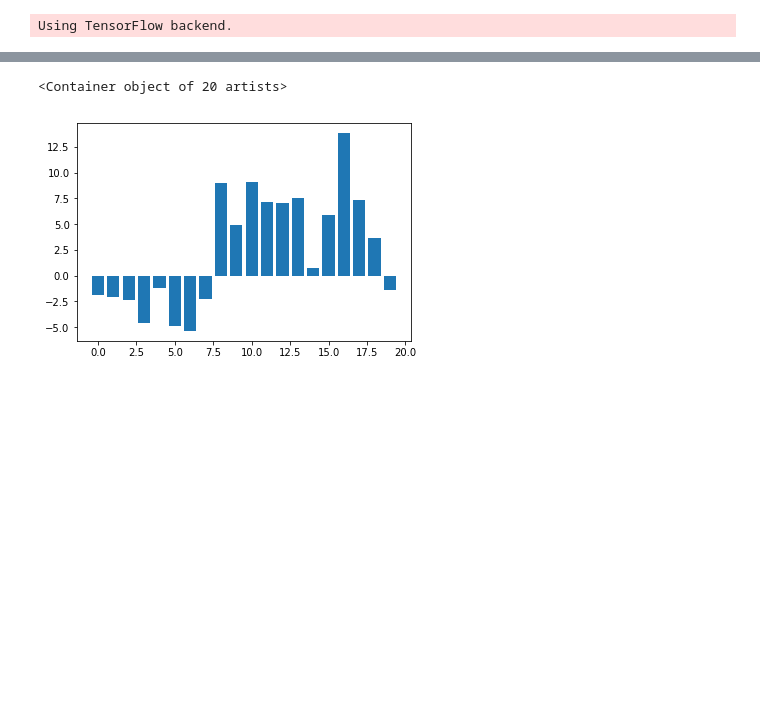
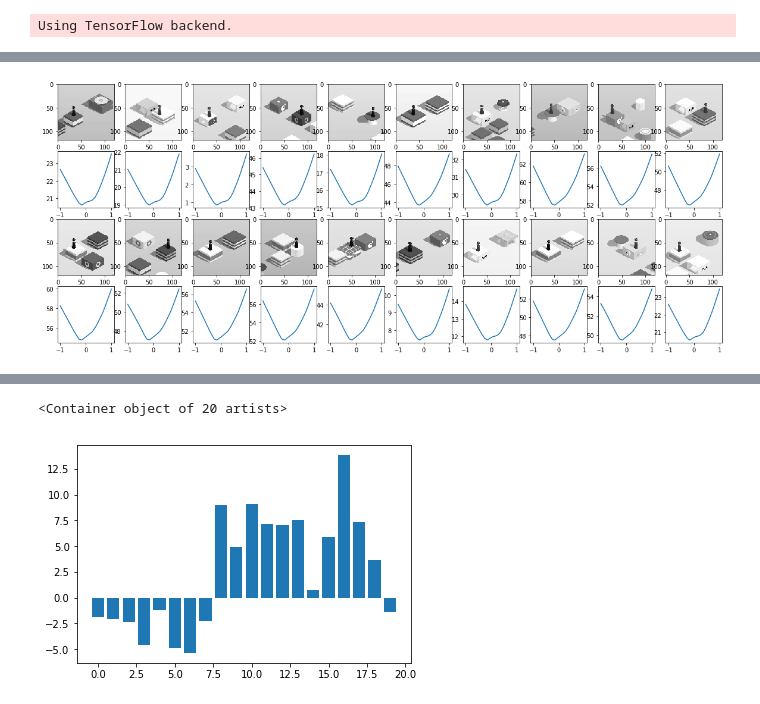
Before and after one commit to wptoux/deep-tiaotiao, a Jupyter notebook: DDPG.ipynb, the cells around one changed output, grey strips where cells are left out. Saved outputs shown, nothing was run; the diff lists cells and outputs as text; code cells hidden in the pictures; blank space fills up the shorter version.

```diff
--- a/DDPG.ipynb
+++ b/DDPG.ipynb
@@ -482,3 +553,13 @@ KeyboardInterrupt:
+# %%
+# at 235 episode
+
+agent.actor.TAU = 0.5
+agent.critic.TAU = 0.5
+# %%
+# at 272 episode
+
+agent.actor.TAU = 0.25
+agent.critic.TAU = 0.25
 # %%
 pickle.dump(agent.memory,open('./tmp/ddpg_mem.m','wb'))
 # %%
@@ -494,7 +581,11 @@ plt.plot(range(len(scores)),scores)
 # %%
 ag1 = Agent(env)
 ag1.memory = agent.memory
-ag1.LRC = 0.02
+ag1.actor.model.summary()
+ag1.critic.model.summary()
+
+ag1.actor.TAU = 0.001
+ag1.critic.TAU = 0.001
 
 for i in range(50):
     loss = 0
@@ -512,4 +613,22 @@ for i in range(50):
 KeyboardInterrupt:
+# %%
+f, axes = plt.subplots(4,10,figsize=(20,8))
+
+for i in range(4):
+    for j in range(10):
+        if i % 2 == 0:
+            state = random.choice(ag1.memory)[0]
+            pic = state[50:170,:,0]
+            axes[i][j].imshow(pic, cmap='gray')
+
+            action_space = np.linspace(-1,1,20)
+            reward = np.zeros_like(action_space)
+            for k in range(action_space.shape[0]):
+                reward[k] = ag1.critic.target_model.predict_on_batch(
+                    [np.expand_dims(state,0), np.expand_dims(np.expand_dims(action_space[k],0),0)])[0][0]
+            axes[i+1][j].plot(action_space, reward)
+# %% [output]
+[figure, added]
 # %%
 agent.epsilon = 0.5
 agent.epsilon_min = 0.15
```
Also changed, not shown: parts of 16 cells of this notebook.
